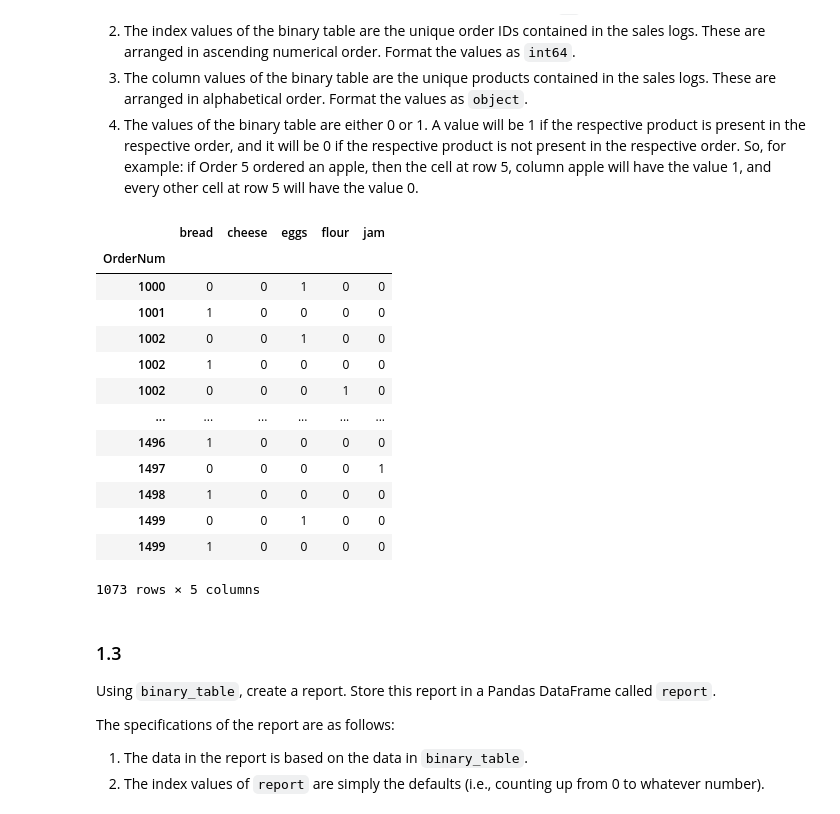
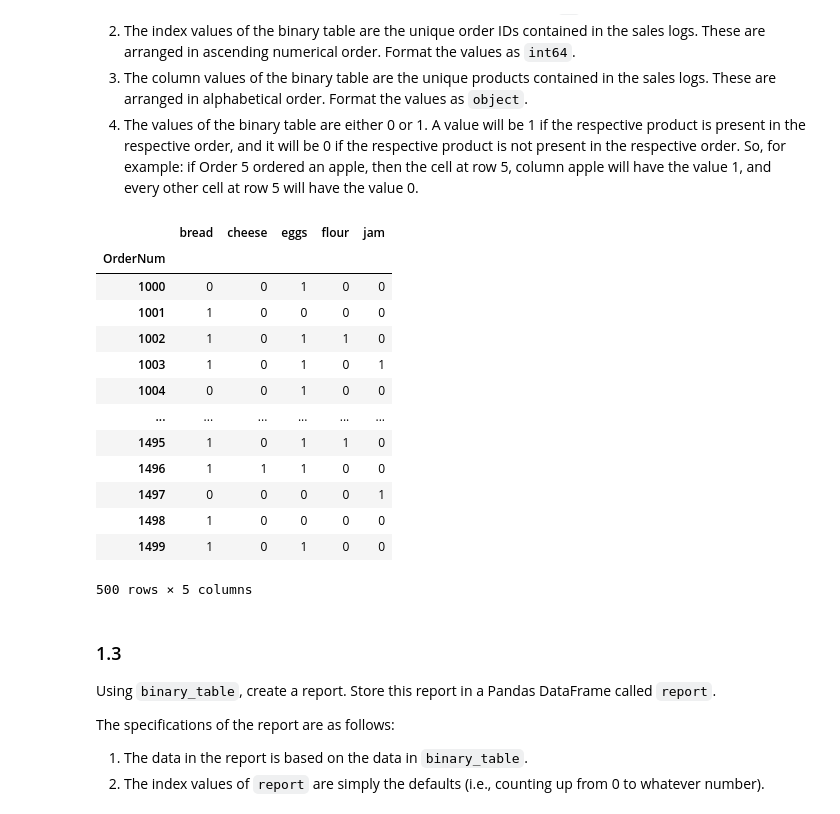
Before and after one commit to tomaspimentel/ITM, a Jupyter notebook: 204048_Pimentel_Tomas_LIBRARIES.ipynb, the cells around one changed output. Drawn from its saved outputs; the diff is of its cells as text; code cells hidden in the pictures.

```diff
--- a/204048_Pimentel_Tomas_LIBRARIES.ipynb
+++ b/204048_Pimentel_Tomas_LIBRARIES.ipynb
@@ -75,37 +75,38 @@ The specifications of the binary table are as follows:
 # %%
 # CODE CELL
 
 # CODE START
 df=pd.read_csv(r"C:\Users\tomas\Downloads\sample order basket.csv")
 
 unique=df["Product"].unique()
 uniquesort=np.sort(unique)
 
 #uniquesort=pd.Series(uniquesort)
 #binary_table=pd.DataFrame(columns=[uniquesort],index=[df["OrderNum"]])
 for x in uniquesort:
     df[x]=pd.Series(df["Product"].str.contains(x),dtype=int)
-df=df.set_index("OrderNum")
-df=df.drop("Product",axis=1)
-binary_table=df
-binary_table
-
+#df=df.set_index("OrderNum")
+#df=df.drop("Product",axis=1)
+#binary_table=df
+#binary_table
+df=df.groupby("OrderNum").sum()
+df
 # CODE END
 # %% [output]
 |  | bread | cheese | eggs | flour | jam |
 | OrderNum |  |  |  |  |  |
 | 1000 | 0 | 0 | 1 | 0 | 0 |
 | 1001 | 1 | 0 | 0 | 0 | 0 |
-| 1002 | 0 | 0 | 1 | 0 | 0 |
-| 1002 | 1 | 0 | 0 | 0 | 0 |
-| 1002 | 0 | 0 | 0 | 1 | 0 |
+| 1002 | 1 | 0 | 1 | 1 | 0 |
+| 1003 | 1 | 0 | 1 | 0 | 1 |
+| 1004 | 0 | 0 | 1 | 0 | 0 |
 | ... | ... | ... | ... | ... | ... |
-| 1496 | 1 | 0 | 0 | 0 | 0 |
+| 1495 | 1 | 0 | 1 | 1 | 0 |
+| 1496 | 1 | 1 | 1 | 0 | 0 |
 | 1497 | 0 | 0 | 0 | 0 | 1 |
 | 1498 | 1 | 0 | 0 | 0 | 0 |
-| 1499 | 0 | 0 | 1 | 0 | 0 |
-| 1499 | 1 | 0 | 0 | 0 | 0 |
+| 1499 | 1 | 0 | 1 | 0 | 0 |
-1073 rows × 5 columns
+500 rows × 5 columns
 # %% [markdown]
 ### 1.3
 
```
Also changed, not shown: parts of 1 cell of this notebook.
